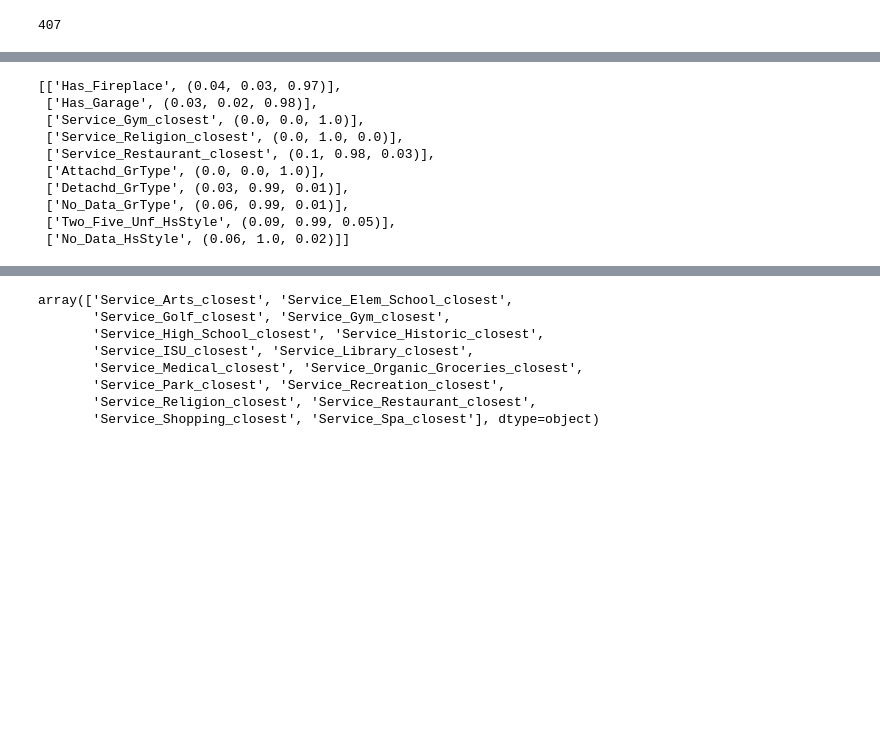
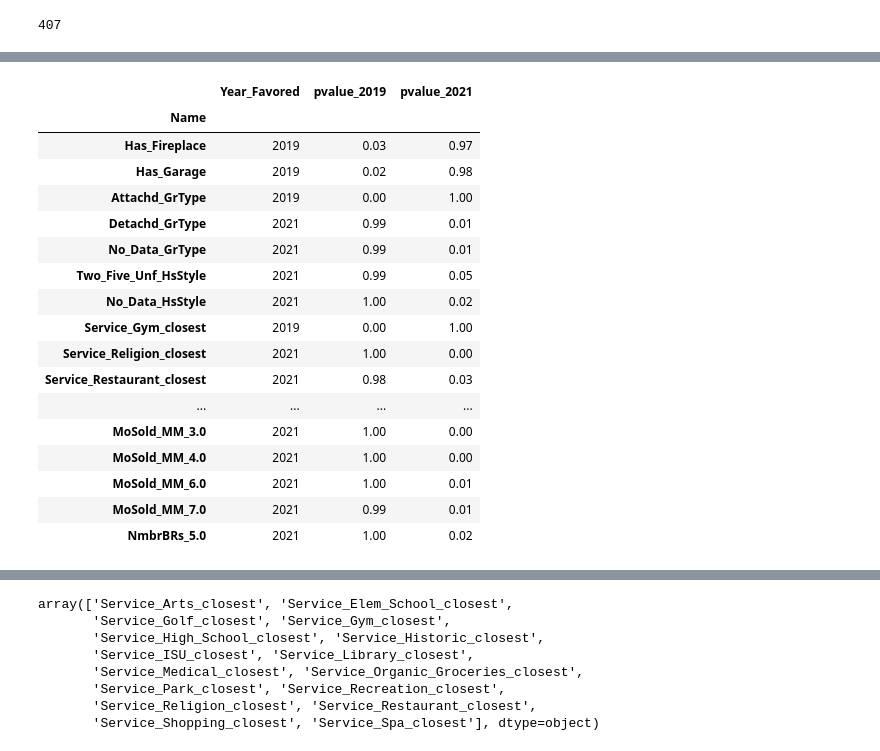
Before and after one commit to lelandjmurrin/Ames_Housing_Project, a Jupyter notebook: Ames_Project_Testing.ipynb, the cells around one changed output, grey strips where cells are left out. Saved outputs shown, nothing was run; the diff lists cells and outputs as text; code cells hidden in the pictures; blank space fills up the shorter version.

Commit message:
Finalizing AB testing and interpreting results for presentation

```diff
--- a/Ames_Project_Testing.ipynb
+++ b/Ames_Project_Testing.ipynb
@@ -165,20 +187,33 @@ ValueError: columns overlap but no suffix specified: Index(['Cars'], dtype='obje
 # %%
-selected_AB_features = (['Has_Fireplace', 'Has_Garage', 'Has_Bsmt'] +
-                        np.array(df_features_all.filter(regex = "_closest").columns).tolist() +
-                        df_features_all.filter(regex = "_GrType|_HsStyle").columns.tolist()
+selected_AB_features = (df_features_all.filter(regex = "_closest|_GrType|_HsStyle|Has_").columns.tolist() +
+                        df_AB_house_dummies.columns.tolist()
                         )
-#selected_AB_features
 
+df_features_all_dummies = df_features_all.join(df_AB_house_dummies)
 
-[result for result in [[f, AB_test(df_features_all, f)] for f in selected_AB_features] if result[1][1] <= 0.05 or result[1][2] <= 0.05]
+df_AB_final_results = pd.DataFrame([[result[0], result[1][1], result[1][2]] for result in [[f, AB_test(df_features_all_dummies, f)] for f in selected_AB_features] if result[1][1] <= 0.05 or result[1][2] <= 0.05],
+                                         columns = ["Name", "pvalue_2019", "pvalue_2021"])
-# %% [output]
-[['Has_Fireplace', (0.04, 0.03, 0.97)],
- ['Has_Garage', (0.03, 0.02, 0.98)],
- ['Service_Gym_closest', (0.0, 0.0, 1.0)],
- ['Service_Religion_closest', (0.0, 1.0, 0.0)],
- ['Service_Restaurant_closest', (0.1, 0.98, 0.03)],
- ['Attachd_GrType', (0.0, 0.0, 1.0)],
- ['Detachd_GrType', (0.03, 0.99, 0.01)],
- ['No_Data_GrType', (0.06, 0.99, 0.01)],
- ['Two_Five_Unf_HsStyle', (0.09, 0.99, 0.05)],
- ['No_Data_HsStyle', (0.06, 1.0, 0.02)]]
+# %%
+df_AB_final_results.join(df_AB_final_results
+                                .apply(lambda x: 2019 if x.pvalue_2019 < x.pvalue_2021 else 2021, axis = 1)
+                                .rename("Year_Favored")
+                            ).set_index("Name")[["Year_Favored", "pvalue_2019", "pvalue_2021"]]
+# %% [output]
+|  | Year_Favored | pvalue_2019 | pvalue_2021 |
+| Name |  |  |  |
+| Has_Fireplace | 2019 | 0.03 | 0.97 |
+| Has_Garage | 2019 | 0.02 | 0.98 |
+| Attachd_GrType | 2019 | 0.00 | 1.00 |
+| Detachd_GrType | 2021 | 0.99 | 0.01 |
+| No_Data_GrType | 2021 | 0.99 | 0.01 |
+| Two_Five_Unf_HsStyle | 2021 | 0.99 | 0.05 |
+| No_Data_HsStyle | 2021 | 1.00 | 0.02 |
+| Service_Gym_closest | 2019 | 0.00 | 1.00 |
+| Service_Religion_closest | 2021 | 1.00 | 0.00 |
+| Service_Restaurant_closest | 2021 | 0.98 | 0.03 |
+| ... | ... | ... | ... |
+| MoSold_MM_3.0 | 2021 | 1.00 | 0.00 |
+| MoSold_MM_4.0 | 2021 | 1.00 | 0.00 |
+| MoSold_MM_6.0 | 2021 | 1.00 | 0.01 |
+| MoSold_MM_7.0 | 2021 | 0.99 | 0.01 |
+| NmbrBRs_5.0 | 2021 | 1.00 | 0.02 |
```
Also changed, not shown: parts of 12 cells of this notebook.
